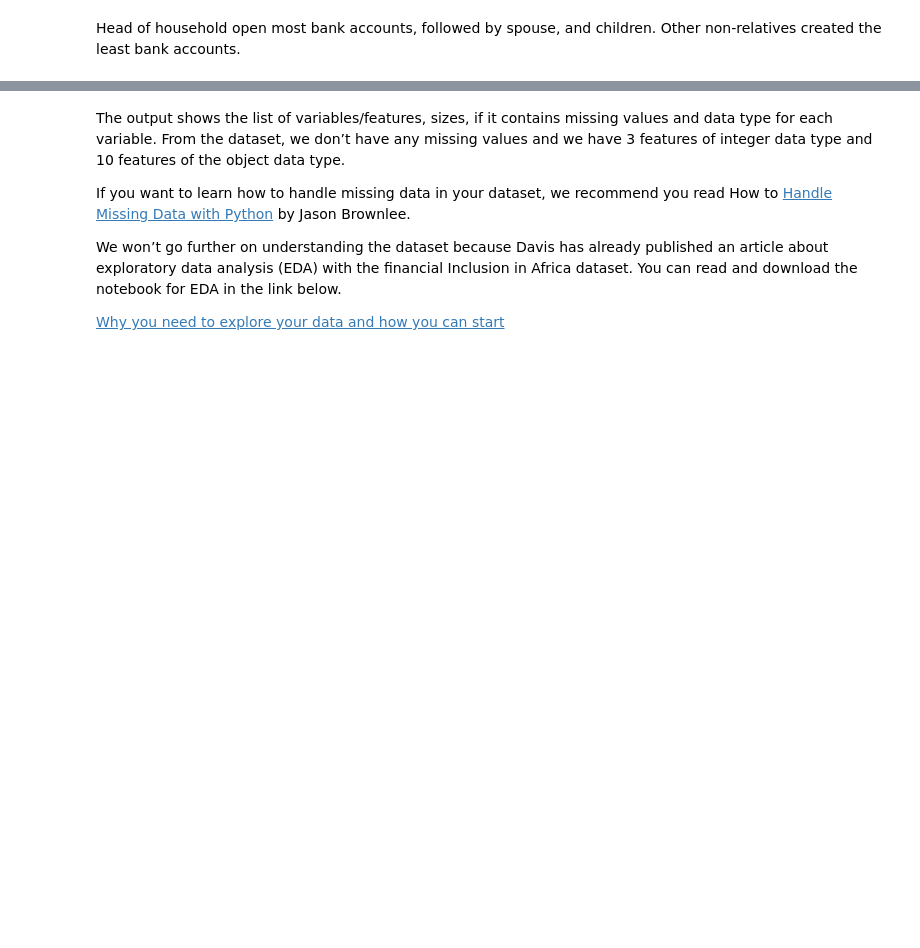
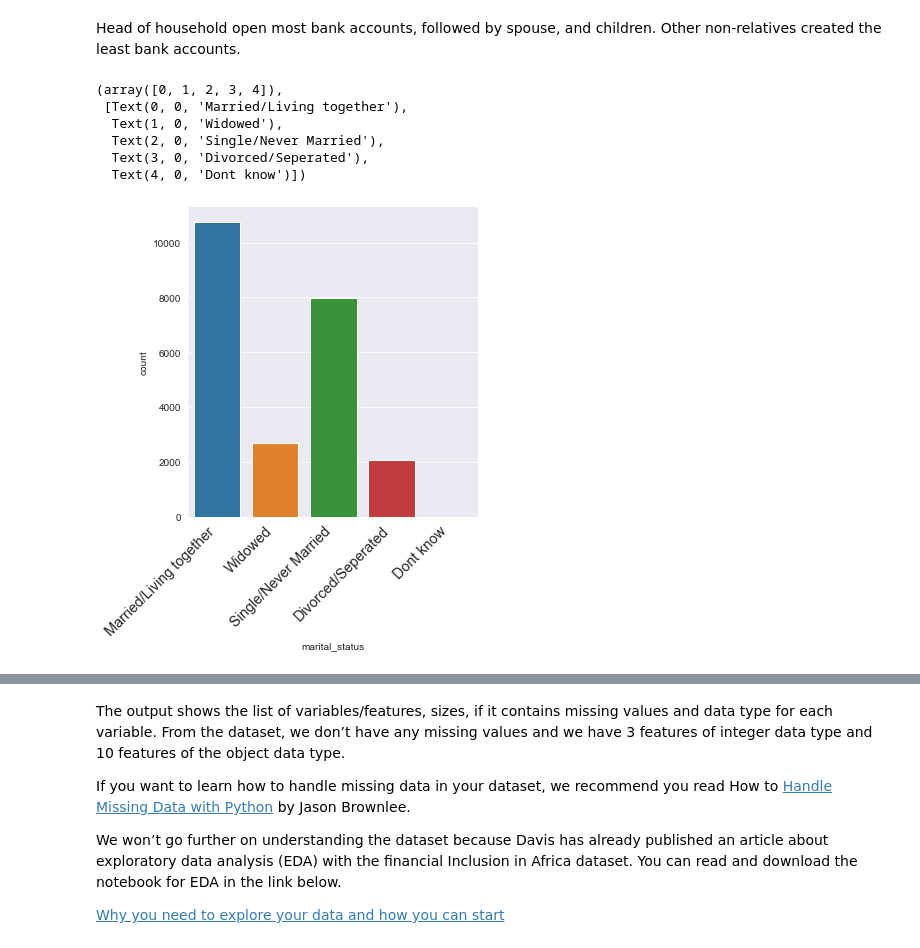
Before and after one commit to Eben-Success/ML_Financial_Inclusion_In_Africa, a Jupyter notebook: StarterNotebook.ipynb, the cells around one changed output, grey strips where cells are left out. Drawn from its saved outputs; the diff is of its cells as text; code cells hidden in the pictures; blank space fills up the shorter version.

```diff
--- a/StarterNotebook.ipynb
+++ b/StarterNotebook.ipynb
@@ -200,2 +213,19 @@ sns.catplot(x="relationship_with_head", kind="count", data=train, height=8)
 # %% [markdown]
 Head of household open most bank accounts, followed by spouse, and children. Other non-relatives created the least bank accounts.
+# %%
+sns.catplot(x="marital_status", kind="count", data=train);
+
+plt.xticks(
+    rotation=45,
+    horizontalalignment='right',
+    fontweight='light',
+    fontsize='x-large'
+)
+# %% [output]
+(array([0, 1, 2, 3, 4]),
+ [Text(0, 0, 'Married/Living together'),
+  Text(1, 0, 'Widowed'),
+  Text(2, 0, 'Single/Never Married'),
+  Text(3, 0, 'Divorced/Seperated'),
+  Text(4, 0, 'Dont know')])
+[figure, added]
```
Also changed, not shown: parts of 5 cells of this notebook.
